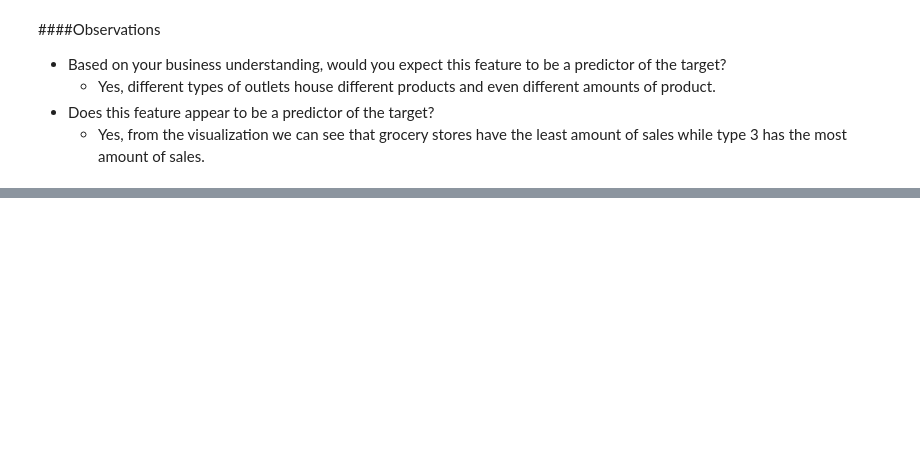
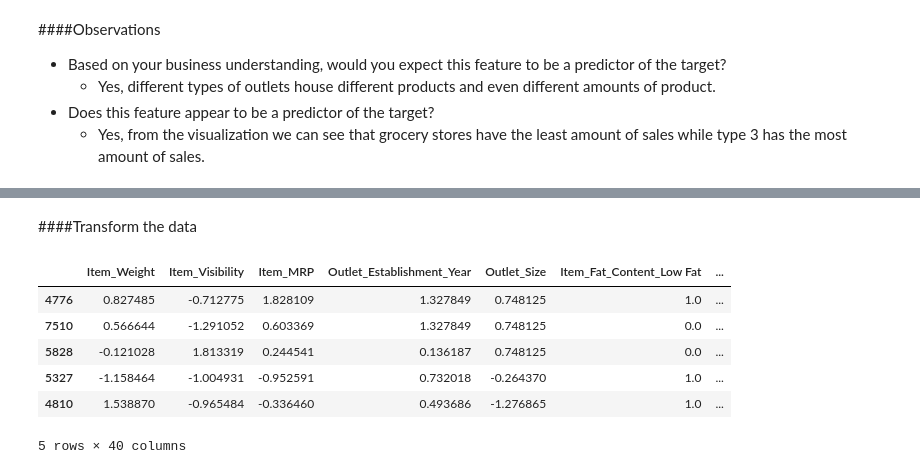
Before and after one commit to SpreeC/Prediction-of-Product-Sales, a Jupyter notebook: Prediction_of_Product_Sales.ipynb, the cells around one changed output, grey strips where cells are left out. Cells and saved outputs as stored; diff of their text form; code cells hidden in the pictures; blank space fills up the shorter version.

```diff
--- a/Prediction_of_Product_Sales.ipynb
+++ b/Prediction_of_Product_Sales.ipynb
@@ -975,0 +1220,11 @@ plot_categorical_vs_target(df, 'Outlet_Type');
+# %%
+# PREPROCESSING PIPELINE FOR NUMERIC DATA
+# Save list of column names
+num_cols = X_train.select_dtypes("number").columns
+print("Numeric Columns:", num_cols)
+# instantiate preprocessors
+impute_median = SimpleImputer(strategy='median')
+scaler = StandardScaler()
+# Make a numeric preprocessing pipeline
+num_pipe = make_pipeline(impute_median, scaler)
+num_pipe
@@ -975,0 +1239,4 @@ plot_categorical_vs_target(df, 'Outlet_Type');
+# %%
+# Making a numeric tuple for ColumnTransformer
+num_tuple = ('numeric', num_pipe, num_cols)
+num_tuple
@@ -975,0 +1252,4 @@ plot_categorical_vs_target(df, 'Outlet_Type');
+# %%
+# Instantiate with verbose_feature_names_out=False
+col_transformer = ColumnTransformer([num_tuple, ord_tuple, ohe_tuple],
+                                    verbose_feature_names_out=False)
@@ -975,0 +1258,3 @@ plot_categorical_vs_target(df, 'Outlet_Type');
+# %%
+# Fit on training data
+col_transformer.fit(X_train)
@@ -975,0 +1279,17 @@ plot_categorical_vs_target(df, 'Outlet_Type');
+# %% [markdown]
+####Transform the data
+# %%
+# Transform the training data
+X_train_processed = col_transformer.transform(X_train)
+# Transform the testing data
+X_test_processed = col_transformer.transform(X_test)
+# View the processed training data
+X_train_processed.head()
+# %% [output]
+|  | Item_Weight | Item_Visibility | Item_MRP | Outlet_Establishment_Year | Outlet_Size | Item_Fat_Content_Low Fat | ... |
+| 4776 | 0.827485 | -0.712775 | 1.828109 | 1.327849 | 0.748125 | 1.0 | ... |
+| 7510 | 0.566644 | -1.291052 | 0.603369 | 1.327849 | 0.748125 | 0.0 | ... |
+| 5828 | -0.121028 | 1.813319 | 0.244541 | 0.136187 | 0.748125 | 0.0 | ... |
+| 5327 | -1.158464 | -1.004931 | -0.952591 | 0.732018 | -0.264370 | 1.0 | ... |
+| 4810 | 1.538870 | -0.965484 | -0.336460 | 0.493686 | -1.276865 | 1.0 | ... |
+5 rows × 40 columns
```
Also changed, not shown: parts of 47 cells of this notebook.
